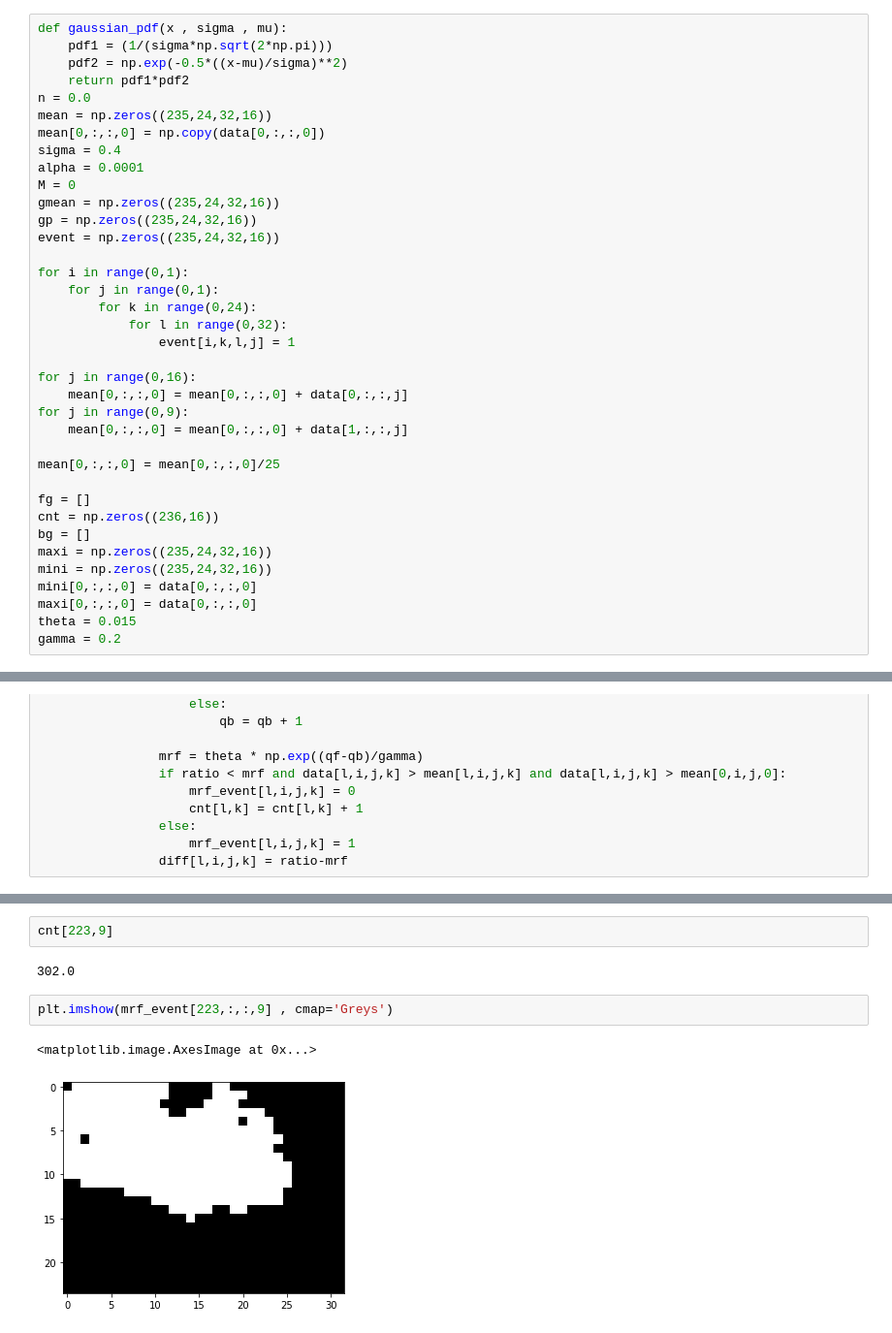
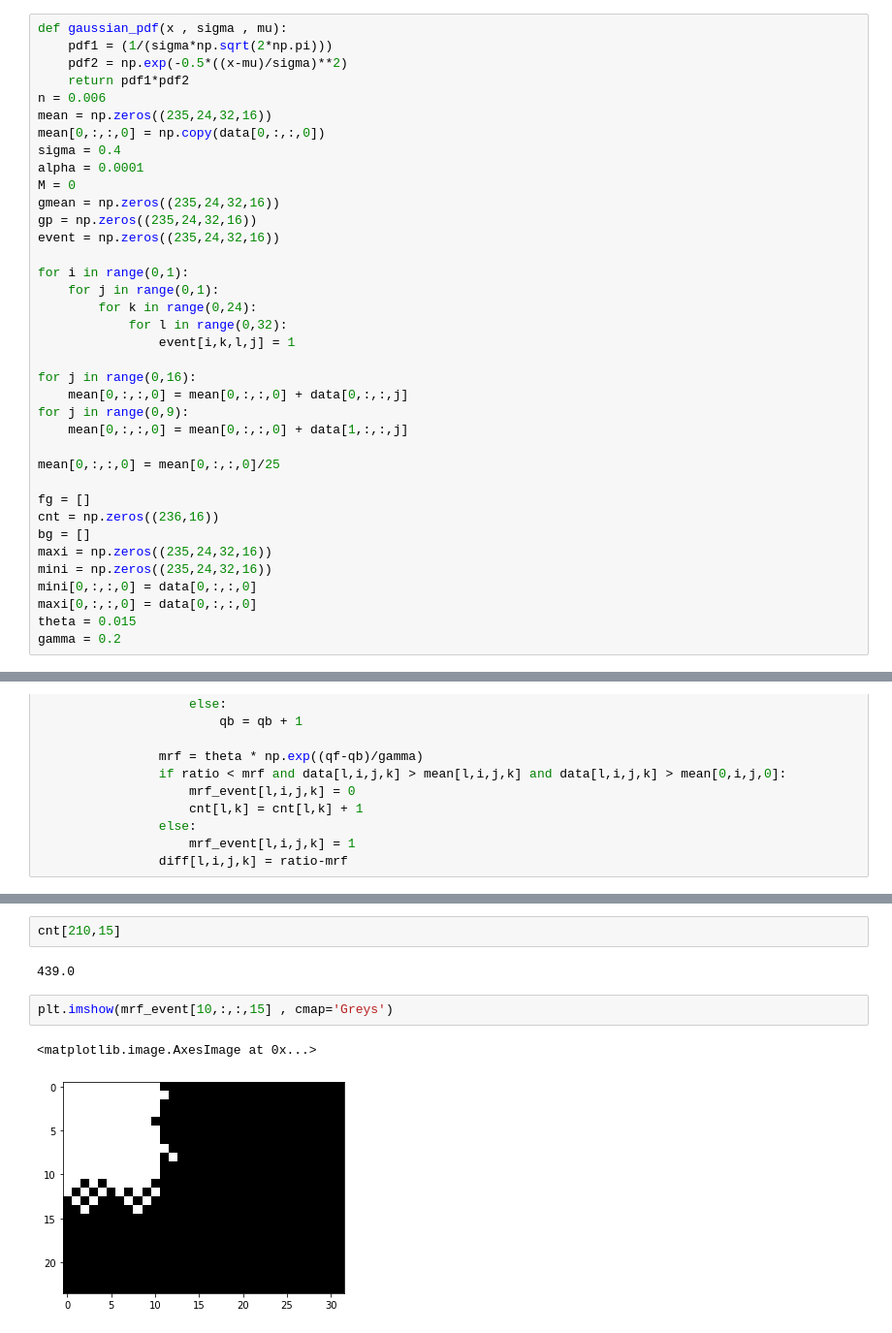
Before and after one commit to nickinack/Occupancy-Estimation, a Jupyter notebook: src/visualize.ipynb, the cells around one changed output, grey strips where cells are left out. Shown at 97% size. Cells and saved outputs as stored; diff of their text form.

```diff
--- a/src/visualize.ipynb
+++ b/src/visualize.ipynb
@@ -18,7 +18,7 @@ def gaussian_pdf(x , sigma , mu):
     pdf1 = (1/(sigma*np.sqrt(2*np.pi)))
     pdf2 = np.exp(-0.5*((x-mu)/sigma)**2)
     return pdf1*pdf2
-n = 0.0
+n = 0.006
 mean = np.zeros((235,24,32,16))
 mean[0,:,:,0] = np.copy(data[0,:,:,0])
 sigma = 0.4
@@ -163,12 +190,12 @@ for l in range(0,235):
-# %%
-cnt[223,9]
-# %% [output]
-302.0
+# %%
+cnt[210,15]
+# %% [output]
+439.0
 # %%
-plt.imshow(mrf_event[223,:,:,9] , cmap='Greys')
+plt.imshow(mrf_event[10,:,:,15] , cmap='Greys')
 # %% [output]
 <matplotlib.image.AxesImage at 0x...>
-[figure, old version]
+[figure, new version]
 # %%
 # Blob detection
 # Use Recursive Blob Detection method (Similar to DBSCAN)
```
Also changed, not shown: parts of 8 cells of this notebook, 2 other files.
